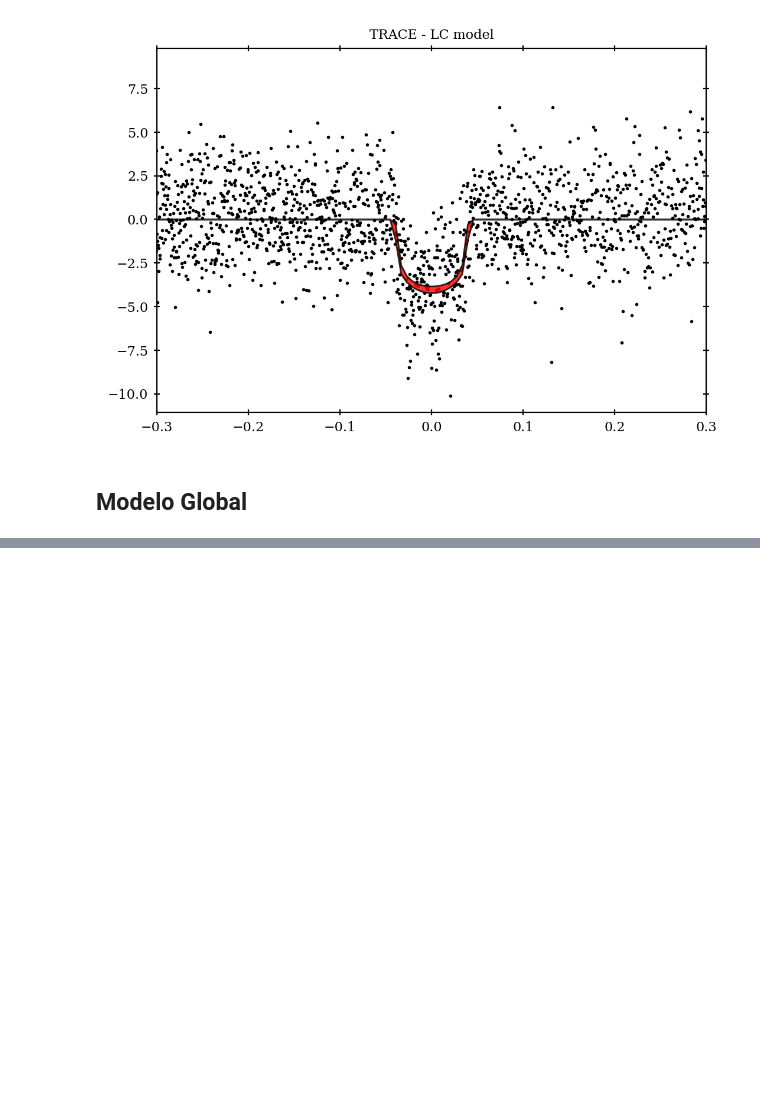
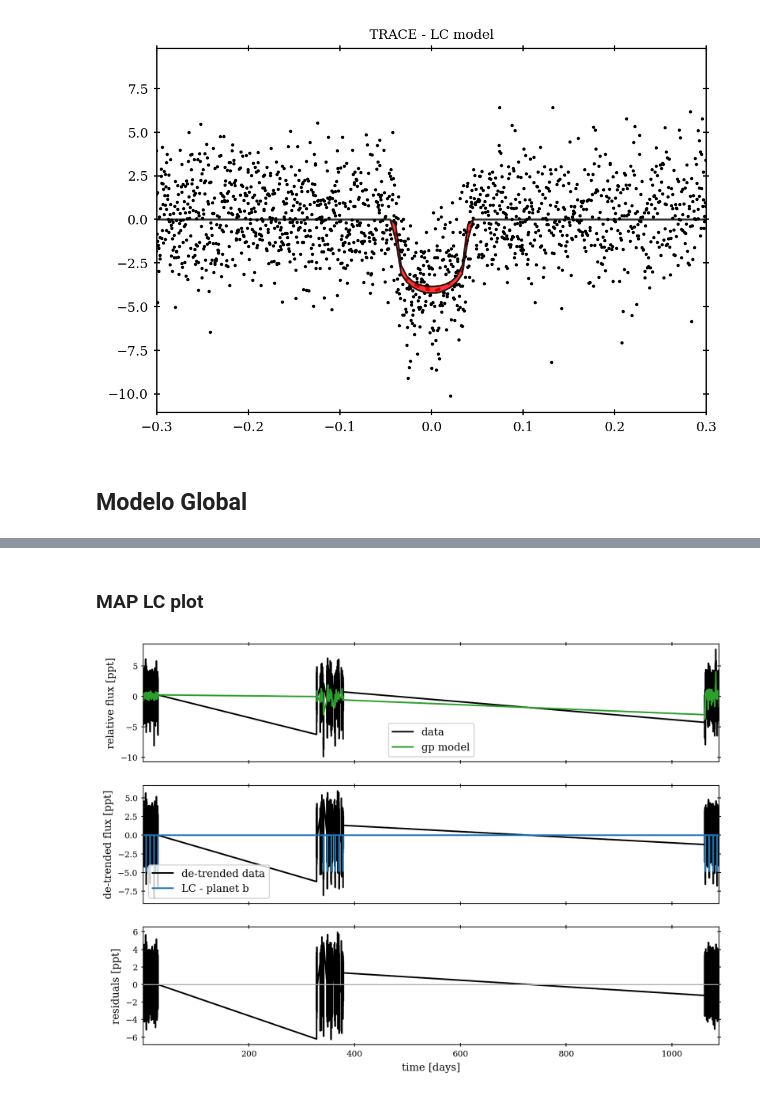
Before and after one commit to juanserrano90/paper-tois4438-442, a Jupyter notebook: code/globalfit_toi4438.ipynb, the cells around one changed output, grey strips where cells are left out. Saved outputs shown, nothing was run; the diff lists cells and outputs as text; code cells hidden in the pictures; blank space fills up the shorter version.

```diff
--- a/code/globalfit_toi4438.ipynb
+++ b/code/globalfit_toi4438.ipynb
@@ -834,0 +749,8 @@ for k, data in enumerate(datasets):
+# %%
+# rvs: t_rv, rv, rv_err, rv_inst_id
+
+# rvs para modelo
+x_rv, y_rv, yerr_rv = t_rv - ref_time - 57000, rv, rv_err
+
+# lc para modelo
+x, y, yerr, texp = get_xy(300)
@@ -834,0 +874,38 @@ for k, data in enumerate(datasets):
+# %% [markdown]
+### MAP LC plot
+# %%
+def plot_light_curve(soln, extras):
+
+    fig, axes = plt.subplots(3, 1, figsize=(10, 7), sharex=True)
+    for i, l in enumerate("b"):
+        lc_mod = extras["light_curves"][:, i]
+    gp_mod = extras["gp_lc_pred"]
+    gp_only = extras["gp_lc_pred"] - soln["lc_mean"] - lc_mod
+
+    ax = axes[0]
+    ax.plot(x, y, "k", label="data")
+    ax.plot(x, gp_only, color="C2", label="gp model")
+    ax.legend(fontsize=10)
+    ax.set_ylabel("relative flux [ppt]")
+
+    ax = axes[1]
+    ax.plot(x, y - gp_only, "k", label="de-trended data")
+    for i, l in enumerate("b"):
+        ax.plot(x, lc_mod, label="LC - planet {0}".format(l))
+    ax.legend(fontsize=10, loc=3)
+    ax.set_ylabel("de-trended flux [ppt]")
+
+    ax = axes[2]
+    ax.plot(x, y - gp_mod, "k")
+    ax.axhline(0, color="#aaaaaa", lw=1)
+    ax.set_ylabel("residuals [ppt]")
+    ax.set_xlim(x.min(), x.max())
+    ax.set_xlabel("time [days]")
+
+    return fig
+
+
+_ = plot_light_curve(map_soln, extras)
+#plt.savefig('toi4438_lc.png', dpi=300)
+# %% [output]
+[figure, added]
```
Also changed, not shown: parts of 13 cells of this notebook.
